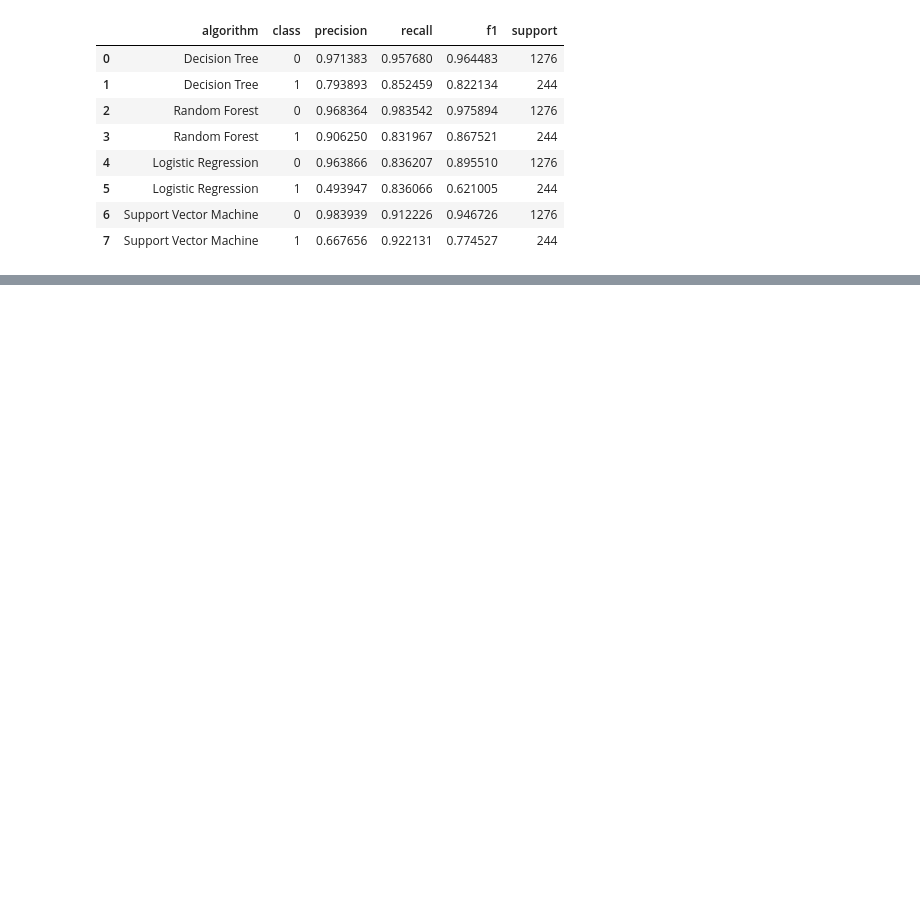
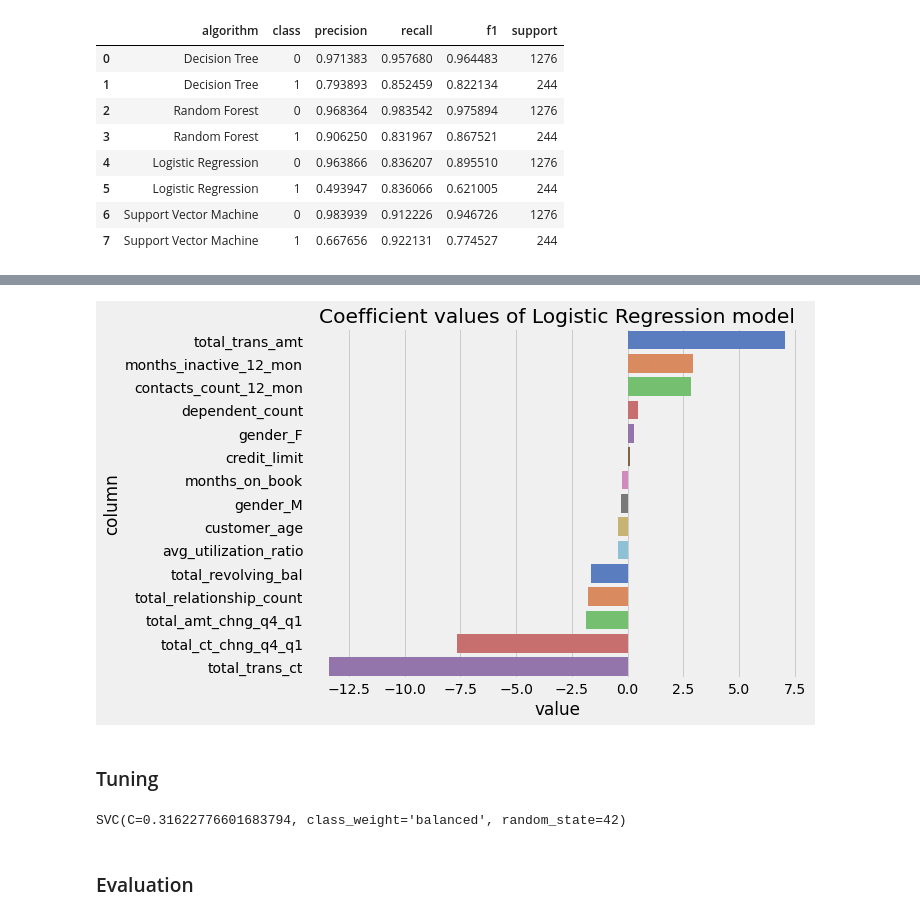
Before and after one commit to ppkgtmm/bank-churn-prediction, a Jupyter notebook: modeling.ipynb, the cells around one changed output, grey strips where cells are left out. Drawn from its saved outputs; the diff is of its cells as text; code cells hidden in the pictures; blank space fills up the shorter version.

```diff
--- a/modeling.ipynb
+++ b/modeling.ipynb
@@ -116,0 +146,10 @@ mm_eval_report.query('`class` == 1').style.background_gradient(cmap="YlGnBu")
+# %%
+plot_column_values(
+    mm_models.get(lr_algo).coef_[0],
+    X_test_mm.columns,
+    'Coefficient values of {} model'.format(lr_algo)
+)
+# %% [output]
+[figure, added]
+# %% [markdown]
+### Tuning
@@ -116,0 +174,6 @@ mm_eval_report.query('`class` == 1').style.background_gradient(cmap="YlGnBu")
+# %%
+fitted.best_estimator_
+# %% [output]
+SVC(C=0.31622776601683794, class_weight='balanced', random_state=42)
+# %% [markdown]
+### Evaluation
```
Also changed, not shown: parts of 18 cells of this notebook.
